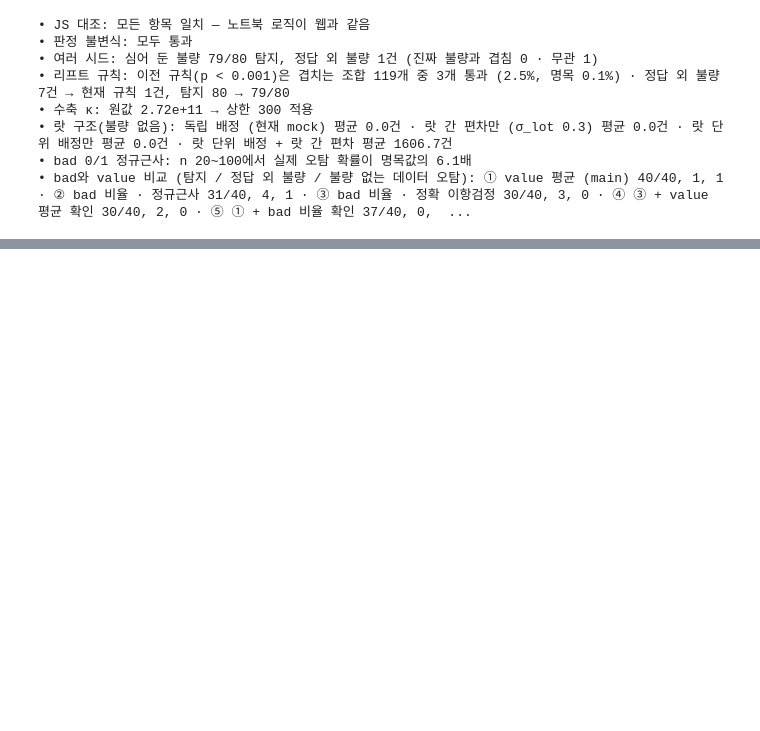
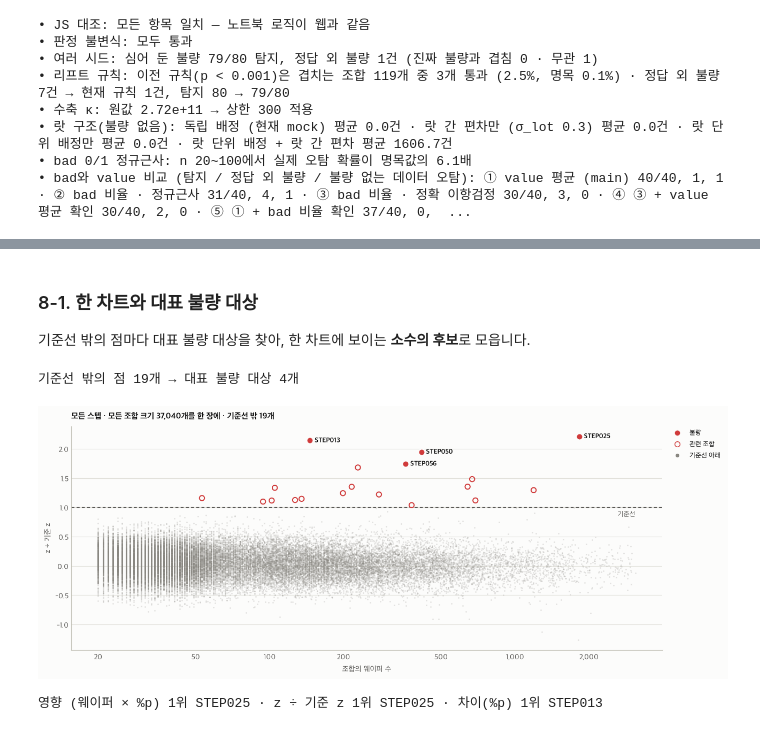
Before and after one commit to mikebbang/edu_claude, a Jupyter notebook: notebooks/funnel_check.ipynb, the cells around one changed output, grey strips where cells are left out. Saved outputs shown, nothing was run; the diff lists cells and outputs as text; code cells hidden in the pictures; blank space fills up the shorter version.

```diff
--- a/notebooks/funnel_check.ipynb
+++ b/notebooks/funnel_check.ipynb
@@ -30,6 +31,9 @@ LOGX = True         # funnel 가로축 로그
 SELECT = None       # 상세를 볼 조합: 불량 조합 목록의 순위(1, 2, …) 또는 조합 key. None이면 목록 위에서부터 MAX_DETAIL개
 MAX_DETAIL = 4
 
+PICK = None         # 8절에서 고를 점(조합 key). None이면 1위 대표 대상의 후보 중 기준선을 겨우 넘은 관련 조합
+RANK = 'impact'     # 8절 '가장 불량한'의 기준: 'impact' 영향 · 'evidence' 증거 · 'severity' 심각도
+
 CHECK_SEEDS = range(1, 21)   # 7-2 여러 시드 점검
 LOT_SEEDS = range(1, 4)      # 7-3 랏 구조 실험
 EXP_SEEDS = range(1, 11)     # 7-5 good/bad 분석 방식 비교
@@ -1923,0 +2040,30 @@ print('\n'.join(f'• {l}' for l in lines))
+# %% [markdown]
+### 8-1. 한 차트와 대표 불량 대상
+기준선 밖의 점마다 대표 불량 대상을 찾아, 한 차트에 보이는 **소수의 후보**로 모읍니다.
+# %%
+over_pts = [c for c in res['combos'] if c['over'] and in_scope(c)]
+by_target = defaultdict(list)
+for c in over_pts:
+    t = representative(res, zk, c)
+    by_target[t['key'] if t else None].append(c)
+n_shown = sum(in_scope(c) for c in res['combos'])
+print(f"기준선 밖의 점 {len(over_pts)}개 → 대표 불량 대상 {sum(k is not None for k in by_target)}개"
+      + (f" · 확정 불량 없음 {len(by_target[None])}개" if None in by_target else ''))
+fig, ax = plt.subplots(figsize=(13, 5.2))
+plot_unified(ax, data, res, zk, title=f'모든 스텝 · 모든 조합 크기 {n_shown:,}개를 한 장에 · 기준선 밖 {len(over_pts)}개')
+plt.tight_layout()
+plt.show()
+
+rep_rows = []
+for key, pts in by_target.items():
+    if key is not None:
+        c = res['by_key'][key]
+        rep_rows.append({**combo_row(res, zk, steps[c['step']], c), '연결된 점': len(pts), 'key': key})
+rep_df = pd.DataFrame(rep_rows).sort_values(RANK_COL[RANK], ascending=False)
+rep_df.index = pd.RangeIndex(1, len(rep_df) + 1, name=f'순위 ({RANK_COL[RANK]})')
+print(' · '.join(f"{RANK_COL[k]} 1위 {rep_df.sort_values(col, ascending=False).iloc[0]['스텝']}" for k, col in RANK_COL.items()))
+display(rep_df)
+# %% [output]
+기준선 밖의 점 19개 → 대표 불량 대상 4개
+[figure, added]
+영향 (웨이퍼 × %p) 1위 STEP025 · z ÷ 기준 z 1위 STEP025 · 차이(%p) 1위 STEP013
```
Also changed, not shown: parts of 16 cells of this notebook.
